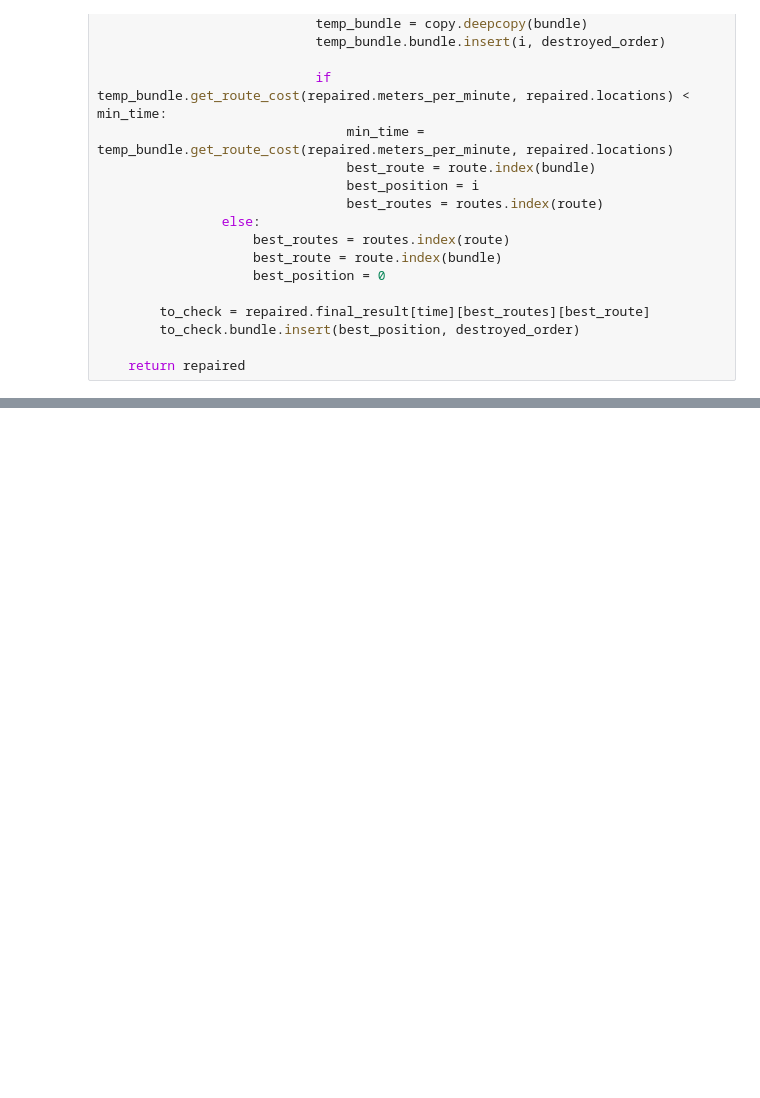
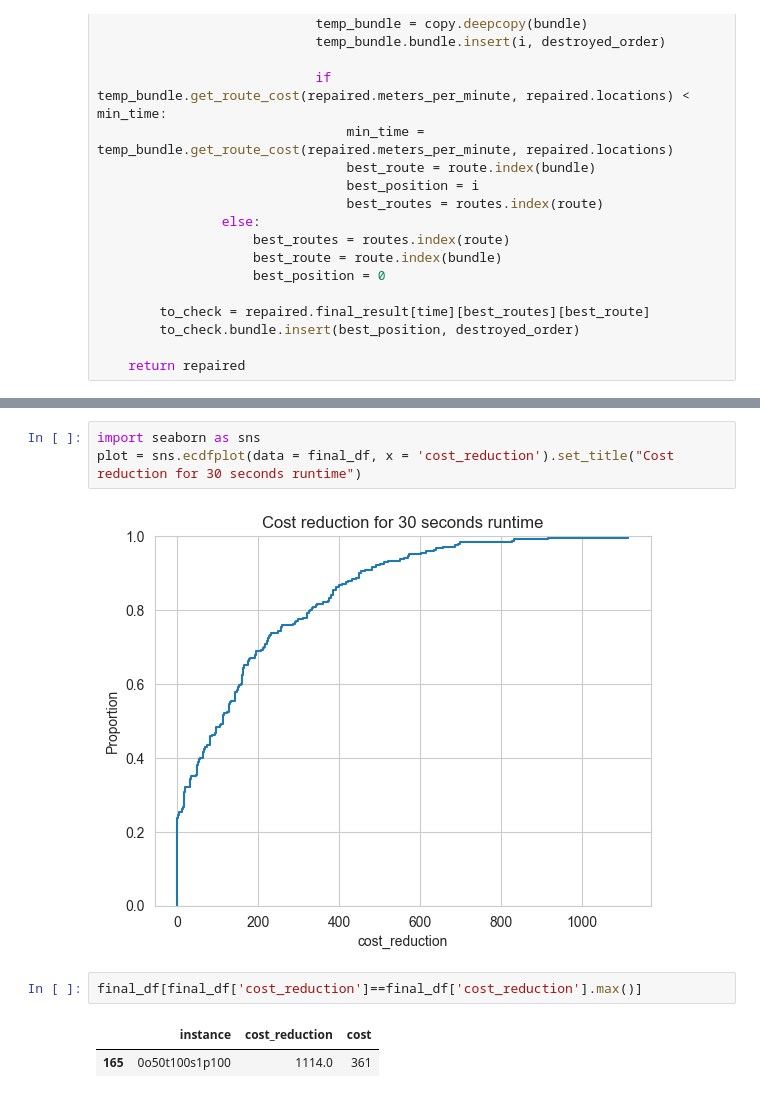
Before and after one commit to spencerkmarley/smu-cs606-meal-delivery-routing-problem, a Jupyter notebook: alns.ipynb, the cells around one changed output, grey strips where cells are left out. Cells and saved outputs as stored; diff of their text form; blank space fills up the shorter version.

```diff
--- a/alns.ipynb
+++ b/alns.ipynb
@@ -190,0 +114,10 @@ dr.orders_by_horizon_interval[50]
+# %%
+import seaborn as sns
+plot = sns.ecdfplot(data = final_df, x = 'cost_reduction').set_title("Cost reduction for 30 seconds runtime")
+# %% [output]
+[figure, added]
+# %%
+final_df[final_df['cost_reduction']==final_df['cost_reduction'].max()]
+# %% [output]
+|  | instance | cost_reduction | cost |
+| 165 | 0o50t100s1p100 | 1114.0 | 361 |
```
Also changed, not shown: parts of 19 cells of this notebook, 1 other file.
